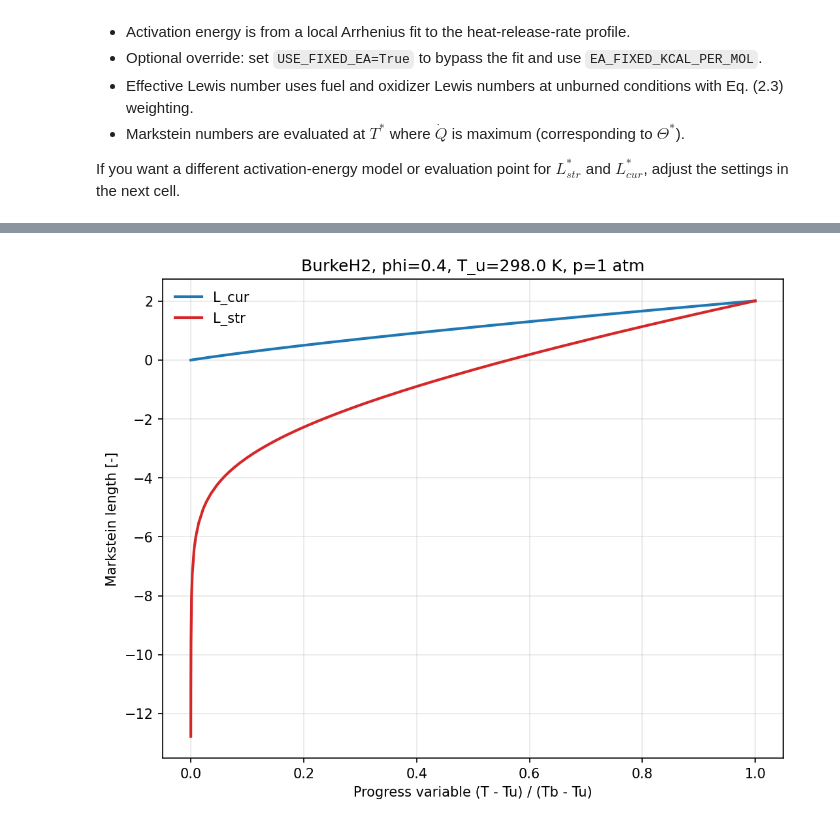
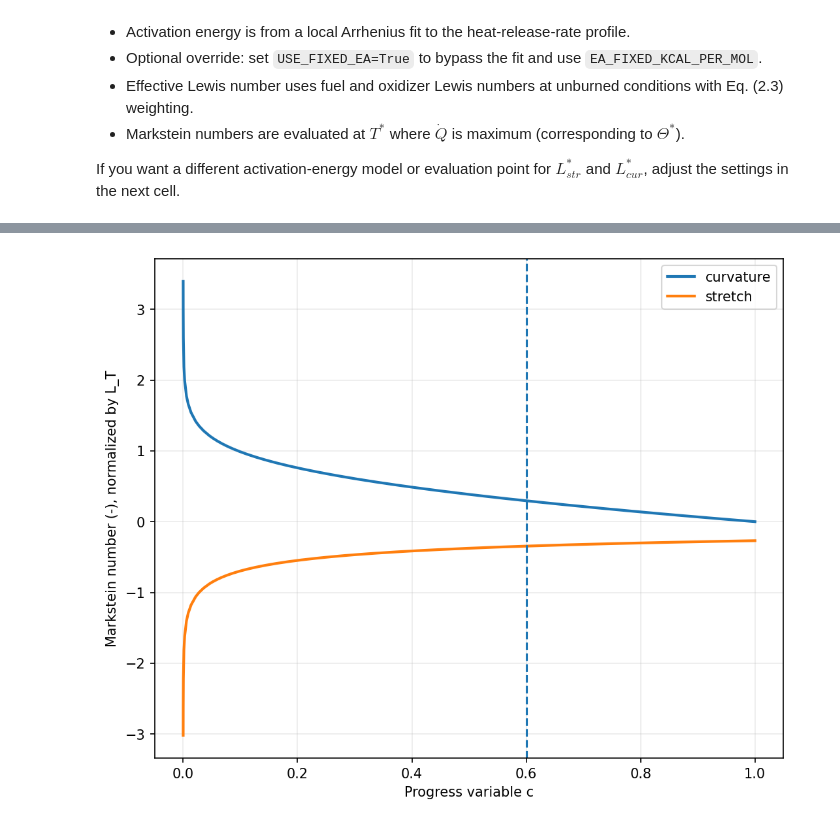
Before and after one commit to AlexandrosNtakoulas/FLAME-rf, a Jupyter notebook: notebooks/case_studies/Model_verification/Markstein_lengths_calculation.ipynb, the cells around one changed output, grey strips where cells are left out. Drawn from its saved outputs; the diff is of its cells as text; code cells hidden in the pictures.

```diff
--- a/notebooks/case_studies/Model_verification/Markstein_lengths_calculation.ipynb
+++ b/notebooks/case_studies/Model_verification/Markstein_lengths_calculation.ipynb
@@ -446,14 +532,22 @@ M_b = -1.504300
 # %%
-# Plot Markstein numbers vs progress variable
-fig, ax = plt.subplots(figsize=(7.0, 5.6), dpi=150, constrained_layout=True)
-ax.plot(progress, L_cur, label='L_cur', color='#1f77b4', linewidth=2.0)
-ax.plot(progress, L_str, label='L_str', color='#d62728', linewidth=2.0)
-ax.set_xlabel('Progress variable (T - Tu) / (Tb - Tu)')
-ax.set_ylabel('Markstein length [-]')
-ax.set_title(f'BurkeH2, phi={PHI}, T_u={T_U} K, p=1 atm')
-ax.grid(True, alpha=0.3)
-ax.legend(frameon=False)
-plt.show()
+# Plot Chaudhuri/Dave Markstein lengths vs progress variable (optional)
+if COMPUTE_PROFILE:
+    y1 = M_curv_profile if PLOT_NONDIM else L_curv_profile
+    y2 = M_stretch_profile if PLOT_NONDIM else L_stretch_profile
+
+    ylab = f"Markstein number (-), normalized by {L0_name}" if PLOT_NONDIM else "Markstein length (m)"
+
+    fig, ax = plt.subplots(figsize=(7.0, 5.6), dpi=150, constrained_layout=True)
+    ax.plot(progress, y1, label='curvature', linewidth=2.0)
+    ax.plot(progress, y2, label='stretch', linewidth=2.0)
+
+    # Mark the queried c*
+    ax.axvline(PROGRESS_QUERY, linewidth=1.5, linestyle='--')
+    ax.set_xlabel('Progress variable c')
+    ax.set_ylabel(ylab)
+    ax.legend()
+    ax.grid(True, which='both', alpha=0.25)
+    plt.show()
 # %% [output]
-[figure, old version]
+[figure, new version]
 # %%
```
Also changed, not shown: parts of 6 cells of this notebook, 5 other files.
